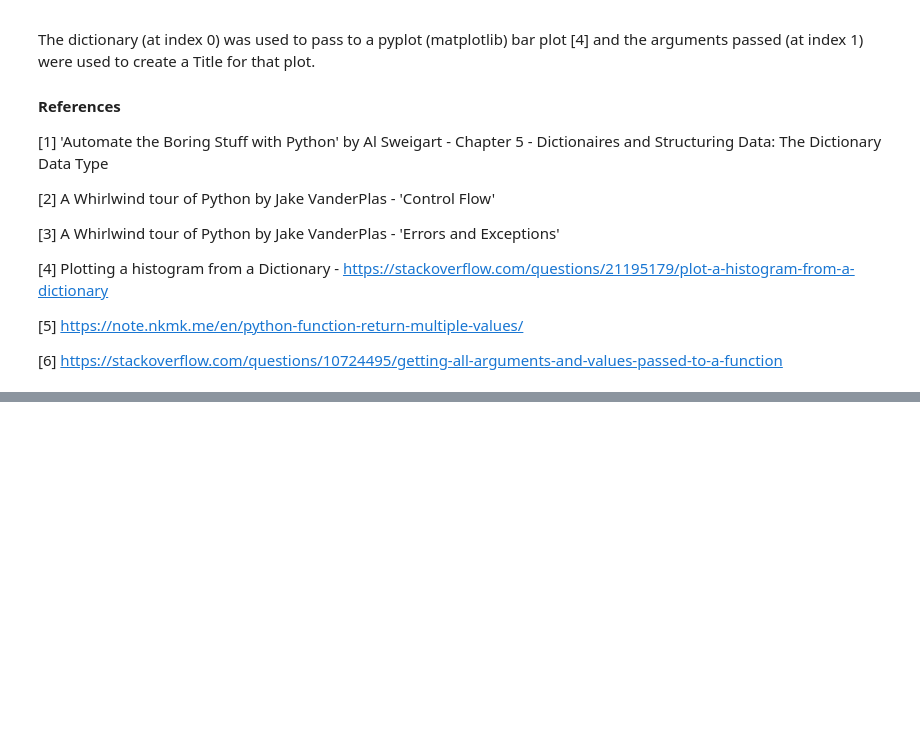
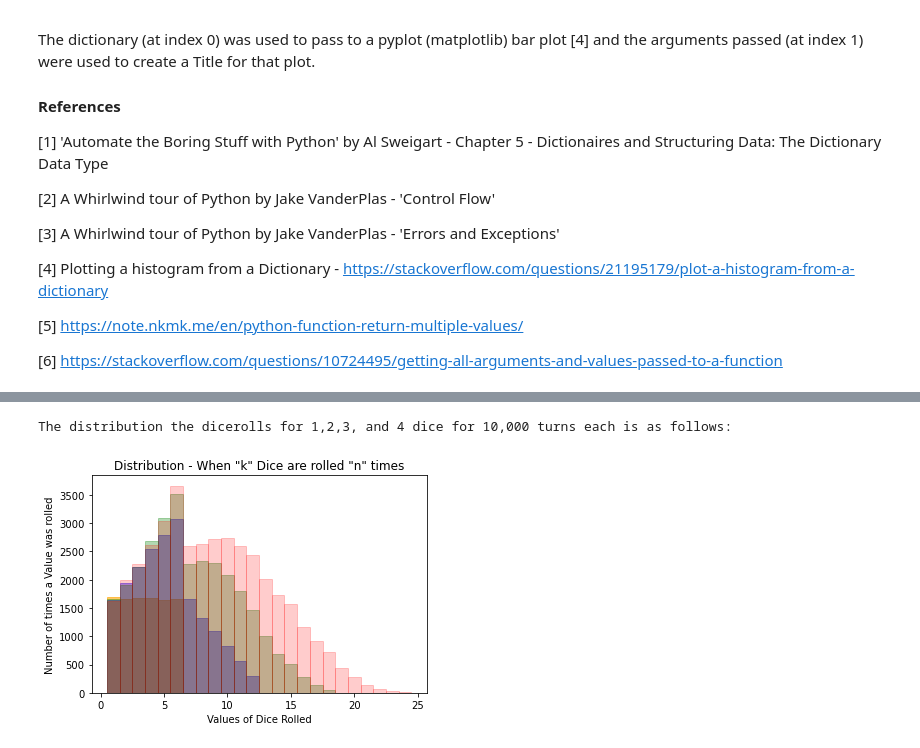
Before and after one commit to dssheldon/foda-tasks-sds, a Jupyter notebook: FoDA - Tasks 2020.ipynb, the cells around one changed output, grey strips where cells are left out. Saved outputs shown, nothing was run; the diff lists cells and outputs as text; code cells hidden in the pictures; blank space fills up the shorter version.

```diff
--- a/FoDA - Tasks 2020.ipynb
+++ b/FoDA - Tasks 2020.ipynb
@@ -326,0 +405,33 @@ As can be see above when only one dice is rolled for a large number of times, th
+# %%
+# Plot all distributions over each other on one axis
+
+print()
+print('The distribution the dicerolls for 1,2,3, and 4 dice for 10,000 turns each is as follows:')
+
+
+import matplotlib.pyplot as plt
+
+mytuple = dicerolls(1,10000)
+myDictionary = mytuple[0]
+plt.bar(myDictionary.keys(), myDictionary.values(), 1.0, color='orange', edgecolor='orange', alpha=0.6)
+
+mytuple = dicerolls(2,10000)
+myDictionary = mytuple[0]
+plt.bar(myDictionary.keys(), myDictionary.values(), 1.0, color='blue', edgecolor='blue', alpha=0.4)
+
+mytuple = dicerolls(3,10000)
+myDictionary = mytuple[0]
+plt.bar(myDictionary.keys(), myDictionary.values(), 1.0, color='green', edgecolor='green', alpha=0.3)
+
+mytuple = dicerolls(4,10000)
+myDictionary = mytuple[0]
+plt.bar(myDictionary.keys(), myDictionary.values(), 1.0, color='red', edgecolor='red', alpha=0.2)
+
+
+plt.xlabel('Values of Dice Rolled')
+plt.ylabel('Number of times a Value was rolled')
+plt.title(f'Distribution - When "k" Dice are rolled "n" times')
+plt.show()
+# %% [output]
+The distribution the dicerolls for 1,2,3, and 4 dice for 10,000 turns each is as follows:
+[figure, added]
```
Also changed, not shown: parts of 7 cells of this notebook.
